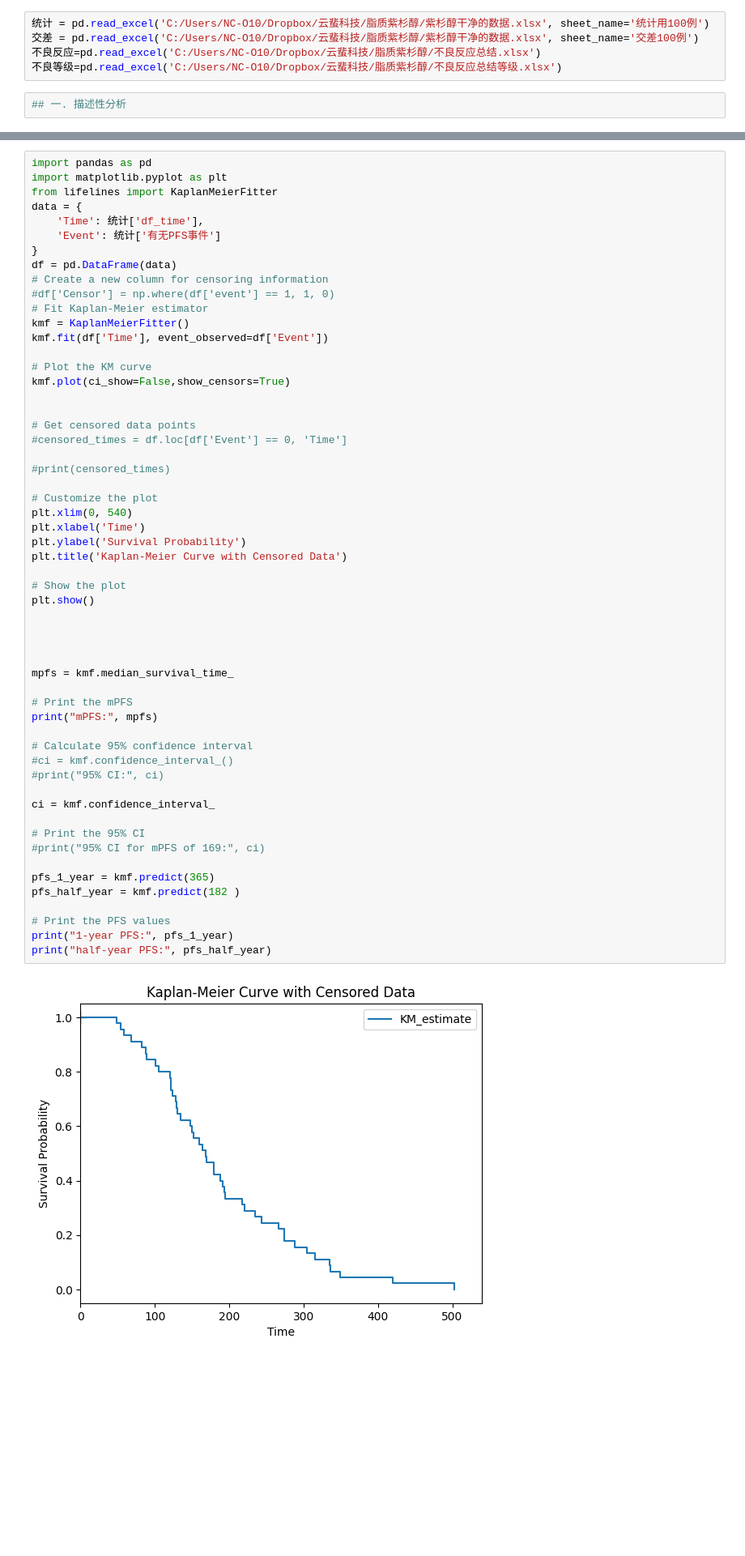
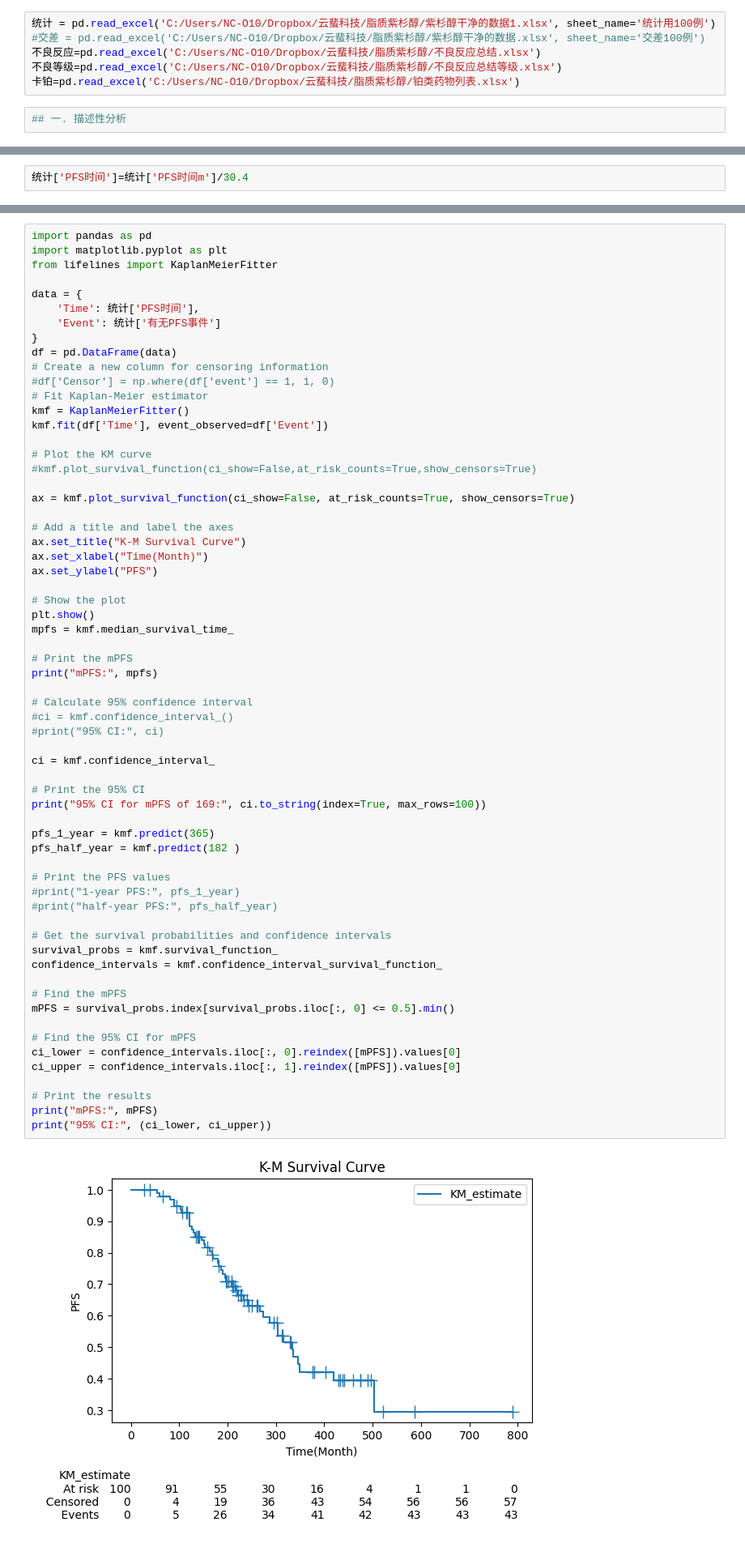
Before and after one commit to qiudongsong/-, a Jupyter notebook: 紫杉醇.ipynb, the cells around one changed output, grey strips where cells are left out. Shown: that part at 81% size. Saved outputs shown, nothing was run; the diff lists cells and outputs as text; blank space fills up the shorter version.

```diff
--- a/紫杉醇.ipynb
+++ b/紫杉醇.ipynb
@@ -12,10 +12,11 @@ from lifelines import KaplanMeierFitter
 import matplotlib.pyplot as plt
 from lifelines import CoxPHFitter
 # %%
-统计 = pd.read_excel('C:/Users/NC-O10/Dropbox/云蜚科技/脂质紫杉醇/紫杉醇干净的数据.xlsx', sheet_name='统计用100例')
-交差 = pd.read_excel('C:/Users/NC-O10/Dropbox/云蜚科技/脂质紫杉醇/紫杉醇干净的数据.xlsx', sheet_name='交差100例')
+统计 = pd.read_excel('C:/Users/NC-O10/Dropbox/云蜚科技/脂质紫杉醇/紫杉醇干净的数据1.xlsx', sheet_name='统计用100例')
+#交差 = pd.read_excel('C:/Users/NC-O10/Dropbox/云蜚科技/脂质紫杉醇/紫杉醇干净的数据.xlsx', sheet_name='交差100例')
 不良反应=pd.read_excel('C:/Users/NC-O10/Dropbox/云蜚科技/脂质紫杉醇/不良反应总结.xlsx')
 不良等级=pd.read_excel('C:/Users/NC-O10/Dropbox/云蜚科技/脂质紫杉醇/不良反应总结等级.xlsx')
+卡铂=pd.read_excel('C:/Users/NC-O10/Dropbox/云蜚科技/脂质紫杉醇/铂类药物列表.xlsx')
 # %%
 ## 一. 描述性分析
 # %%
@@ -608 +723,3 @@ print(PFS时间['date_difference'])
 Name: date_difference, Length: 100, dtype: timedelta64[ns]
+# %%
+统计['PFS时间']=统计['PFS时间m']/30.4
@@ -610,57 +729,64 @@ Name: date_difference, Length: 100, dtype: timedelta64[ns]
 import pandas as pd
 import matplotlib.pyplot as plt
 from lifelines import KaplanMeierFitter
+
 data = {
-    'Time': 统计['df_time'],
+    'Time': 统计['PFS时间'],
     'Event': 统计['有无PFS事件']
 }
 df = pd.DataFrame(data)
 # Create a new column for censoring information
 #df['Censor'] = np.where(df['event'] == 1, 1, 0)
 # Fit Kaplan-Meier estimator
 kmf = KaplanMeierFitter()
 kmf.fit(df['Time'], event_observed=df['Event'])
 
 # Plot the KM curve
-kmf.plot(ci_show=False,show_censors=True)
+#kmf.plot_survival_function(ci_show=False,at_risk_counts=True,show_censors=True)
 
+ax = kmf.plot_survival_function(ci_show=False, at_risk_counts=True, show_censors=True)
 
-# Get censored data points
-#censored_times = df.loc[df['Event'] == 0, 'Time']
-
-#print(censored_times)
-
-# Customize the plot
-plt.xlim(0, 540)
-plt.xlabel('Time')
-plt.ylabel('Survival Probability')
-plt.title('Kaplan-Meier Curve with Censored Data')
+# Add a title and label the axes
+ax.set_title("K-M Survival Curve")
+ax.set_xlabel("Time(Month)")
+ax.set_ylabel("PFS")
 
 # Show the plot
 plt.show()
-
-
-
-
 mpfs = kmf.median_survival_time_
 
 # Print the mPFS
 print("mPFS:", mpfs)
 
 # Calculate 95% confidence interval
 #ci = kmf.confidence_interval_()
 #print("95% CI:", ci)
 
 ci = kmf.confidence_interval_
 
 # Print the 95% CI
-#print("95% CI for mPFS of 169:", ci)
+print("95% CI for mPFS of 169:", ci.to_string(index=True, max_rows=100))
 
 pfs_1_year = kmf.predict(365)
 pfs_half_year = kmf.predict(182 )
 
 # Print the PFS values
-print("1-year PFS:", pfs_1_year)
-print("half-year PFS:", pfs_half_year)
+#print("1-year PFS:", pfs_1_year)
+#print("half-year PFS:", pfs_half_year)
+
+# Get the survival probabilities and confidence intervals
+survival_probs = kmf.survival_function_
+confidence_intervals = kmf.confidence_interval_survival_function_
+
+# Find the mPFS
+mPFS = survival_probs.index[survival_probs.iloc[:, 0] <= 0.5].min()
+
+# Find the 95% CI for mPFS
+ci_lower = confidence_intervals.iloc[:, 0].reindex([mPFS]).values[0]
+ci_upper = confidence_intervals.iloc[:, 1].reindex([mPFS]).values[0]
+
+# Print the results
+print("mPFS:", mPFS)
+print("95% CI:", (ci_lower, ci_upper))
 # %% [output]
-[figure, old version]
+[figure, new version]
```
Also changed, not shown: parts of 34 cells of this notebook, 19 other files.
